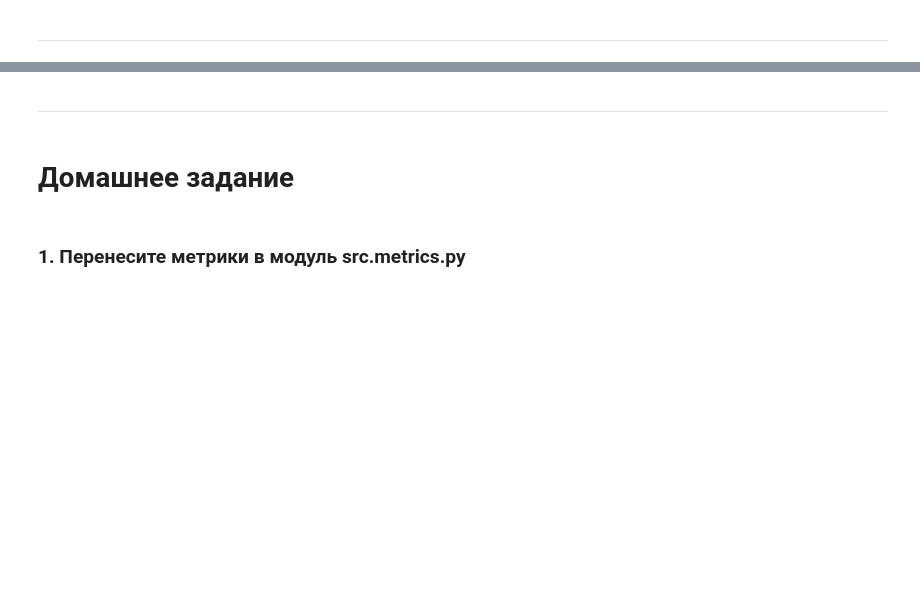
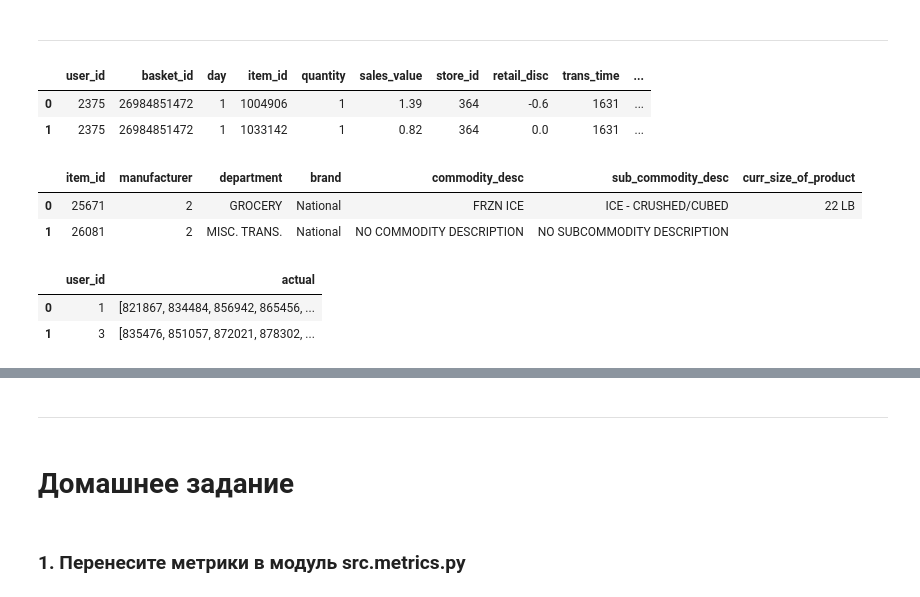
Before and after one commit to Anbionchik/Git_brain_lessons, a Jupyter notebook: Rec systems/Les4/Пример_разбора_ДЗ_RS_04_2!.ipynb, the cells around one changed output, grey strips where cells are left out. Cells and saved outputs as stored; diff of their text form; code cells hidden in the pictures; blank space fills up the shorter version.

```diff
--- a/Rec systems/Les4/Пример_разбора_ДЗ_RS_04_2!.ipynb
+++ b/Rec systems/Les4/Пример_разбора_ДЗ_RS_04_2!.ipynb
@@ -25,30 +40,42 @@ module_path = os.path.abspath(os.path.join(os.pardir))
 if module_path not in sys.path:
     sys.path.append(module_path)
 # %%
-data = pd.read_csv('../raw_data/transaction_data.csv')
+data = pd.read_csv('/content/drive/MyDrive/Rec_systems/retail_train.csv')
 
 data.columns = [col.lower() for col in data.columns]
 data.rename(columns={'household_key': 'user_id',
                     'product_id': 'item_id'},
            inplace=True)
 
 
 test_size_weeks = 3
 
 data_train = data[data['week_no'] < data['week_no'].max() - test_size_weeks]
 data_test = data[data['week_no'] >= data['week_no'].max() - test_size_weeks]
 
 data_train.head(2)
+# %% [output]
+|  | user_id | basket_id | day | item_id | quantity | sales_value | store_id | retail_disc | trans_time | ... |
+| 0 | 2375 | 26984851472 | 1 | 1004906 | 1 | 1.39 | 364 | -0.6 | 1631 | ... |
+| 1 | 2375 | 26984851472 | 1 | 1033142 | 1 | 0.82 | 364 | 0.0 | 1631 | ... |
 # %%
-item_features = pd.read_csv('../raw_data/product.csv')
+item_features = pd.read_csv('/content/drive/MyDrive/Rec_systems/product.csv')
 item_features.columns = [col.lower() for col in item_features.columns]
 item_features.rename(columns={'product_id': 'item_id'}, inplace=True)
 
 item_features.head(2)
+# %% [output]
+|  | item_id | manufacturer | department | brand | commodity_desc | sub_commodity_desc | curr_size_of_product |
+| 0 | 25671 | 2 | GROCERY | National | FRZN ICE | ICE - CRUSHED/CUBED | 22 LB |
+| 1 | 26081 | 2 | MISC. TRANS. | National | NO COMMODITY DESCRIPTION | NO SUBCOMMODITY DESCRIPTION |  |
 # %%
 result = data_test.groupby('user_id')['item_id'].unique().reset_index()
 result.columns=['user_id', 'actual']
 result.head(2)
+# %% [output]
+|  | user_id | actual |
+| 0 | 1 | [821867, 834484, 856942, 865456, ... |
+| 1 | 3 | [835476, 851057, 872021, 878302, ... |
 # %%
 n_items_before = data_train['item_id'].nunique()
 
```
Also changed, not shown: parts of 12 cells of this notebook.
